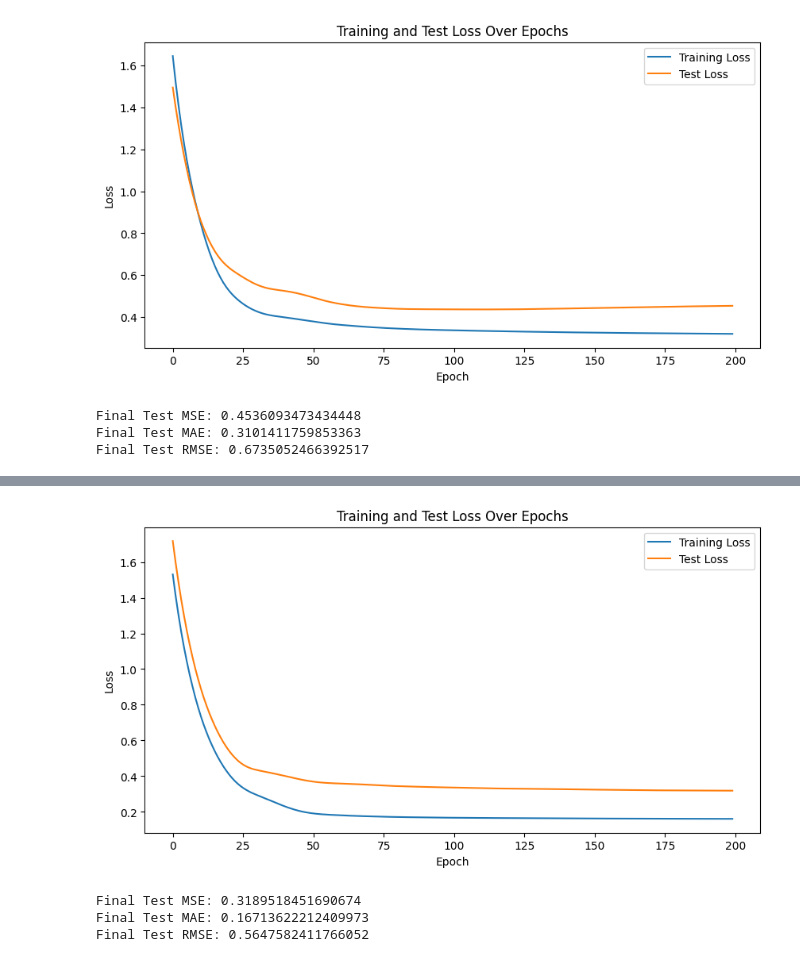
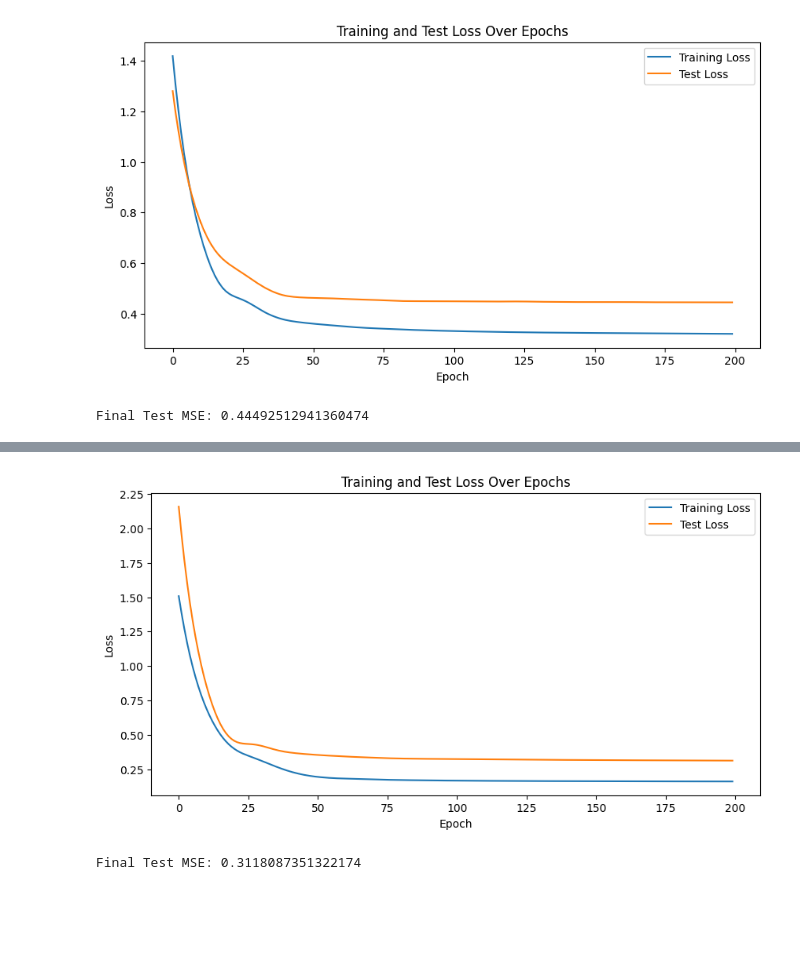
Before and after one commit to ANCP2021/ML-on-Graphs-Project, a Jupyter notebook: Models/GNNs/GAT.ipynb, the cells around one changed output, grey strips where cells are left out. Drawn from its saved outputs; the diff is of its cells as text; code cells hidden in the pictures; blank space fills up the shorter version.

```diff
--- a/Models/GNNs/GAT.ipynb
+++ b/Models/GNNs/GAT.ipynb
@@ -84,6 +107,4 @@ criterion_mae = L1Loss()
 # %%
-train_losses = []
-test_losses = []
 
 for epoch in range(200):
     model.train()
@@ -115,9 +136,5 @@ model.eval()
 with torch.no_grad():
     final_pred = model(data_test)
     final_mse_test = criterion(final_pred, y_test)
-    final_mae_test = criterion_mae(final_pred, y_test)
-    rmse_test = torch.sqrt(final_mse_test)
 
 print(f'Final Test MSE: {final_mse_test.item()}')
-print(f'Final Test MAE: {final_mae_test.item()}')
-print(f'Final Test RMSE: {rmse_test.item()}')
@@ -129,5 +141,5 @@ Final Test RMSE: 0.5076622366905212
 # %%
-df = pd.read_csv('../../Datasets/study_373/top_5_373_linear.csv', usecols=['46670', '46982', '46504', '46571', '46888'])
+df = pd.read_csv('../../Datasets/study_373/top_5_373_time.csv', usecols=['46670', '46982', '46504', '46571', '46888'])
 """
 46670  [Nyctereutes procyonoides]     Common Raccoon Dog      -> Rodents, Japanese Hare
 46982  [Sus scrofa]				      Wild Boar               -> Rodents, Japanese Hare
@@ -240,19 +251,13 @@ model.eval()
 with torch.no_grad():
     final_pred = model(data_test)
     final_mse_test = criterion(final_pred, y_test)
-    final_mae_test = criterion_mae(final_pred, y_test)
-    rmse_test = torch.sqrt(final_mse_test)
 
 print(f'Final Test MSE: {final_mse_test.item()}')
-print(f'Final Test MAE: {final_mae_test.item()}')
-print(f'Final Test RMSE: {rmse_test.item()}')
 # %% [output]
-[figure, old version]
+[figure, new version]
-Final Test MSE: 0.4536093473434448
-Final Test MAE: 0.3101411759853363
-Final Test RMSE: 0.6735052466392517
+Final Test MSE: 0.44492512941360474
 # %%
-df = pd.read_csv('../../Datasets/study_213/top_5_213_linear.csv', usecols=['7058', '8572', '39601', '8901', '7730'])
+df = pd.read_csv('../../Datasets/study_213/top_5_213_time.csv', usecols=['7058', '8572', '39601', '8901', '7730'])
 print(df)
 """
 7058 ['Merluccius bilinearis']  Silver hake             -> Silver hake, Spiny dogfish, Longfin inshore squid, Red hake, American butterfish
@@ -342,38 +346,32 @@ for epoch in range(200):
     out = model(data_train)
     train_loss = criterion(out, y_train)
     train_loss.backward()
     optimizer.step()
 
     model.eval()
     with torch.no_grad(): # gradient is not computed
         test_pred = model(data_test)
         test_loss = criterion(test_pred, y_test)
 
     train_losses.append(train_loss.item())
     test_losses.append(test_loss.item())
 
 # training and testing losses
 plt.figure(figsize=(10, 5))
 plt.plot(train_losses, label='Training Loss')
 plt.plot(test_losses, label='Test Loss')
 plt.xlabel('Epoch')
 plt.ylabel('Loss')
 plt.title('Training and Test Loss Over Epochs')
 plt.legend()
 plt.show()
 
 model.eval()
 with torch.no_grad():
     final_pred = model(data_test)
     final_mse_test = criterion(final_pred, y_test)
-    final_mae_test = criterion_mae(final_pred, y_test)
-    rmse_test = torch.sqrt(final_mse_test)
 
 print(f'Final Test MSE: {final_mse_test.item()}')
-print(f'Final Test MAE: {final_mae_test.item()}')
-print(f'Final Test RMSE: {rmse_test.item()}')
 # %% [output]
-[figure, old version]
+[figure, new version]
-Final Test MSE: 0.3189518451690674
-Final Test MAE: 0.16713622212409973
-Final Test RMSE: 0.5647582411766052
+Final Test MSE: 0.3118087351322174
```
Also changed, not shown: parts of 8 cells of this notebook, 1 other file.
